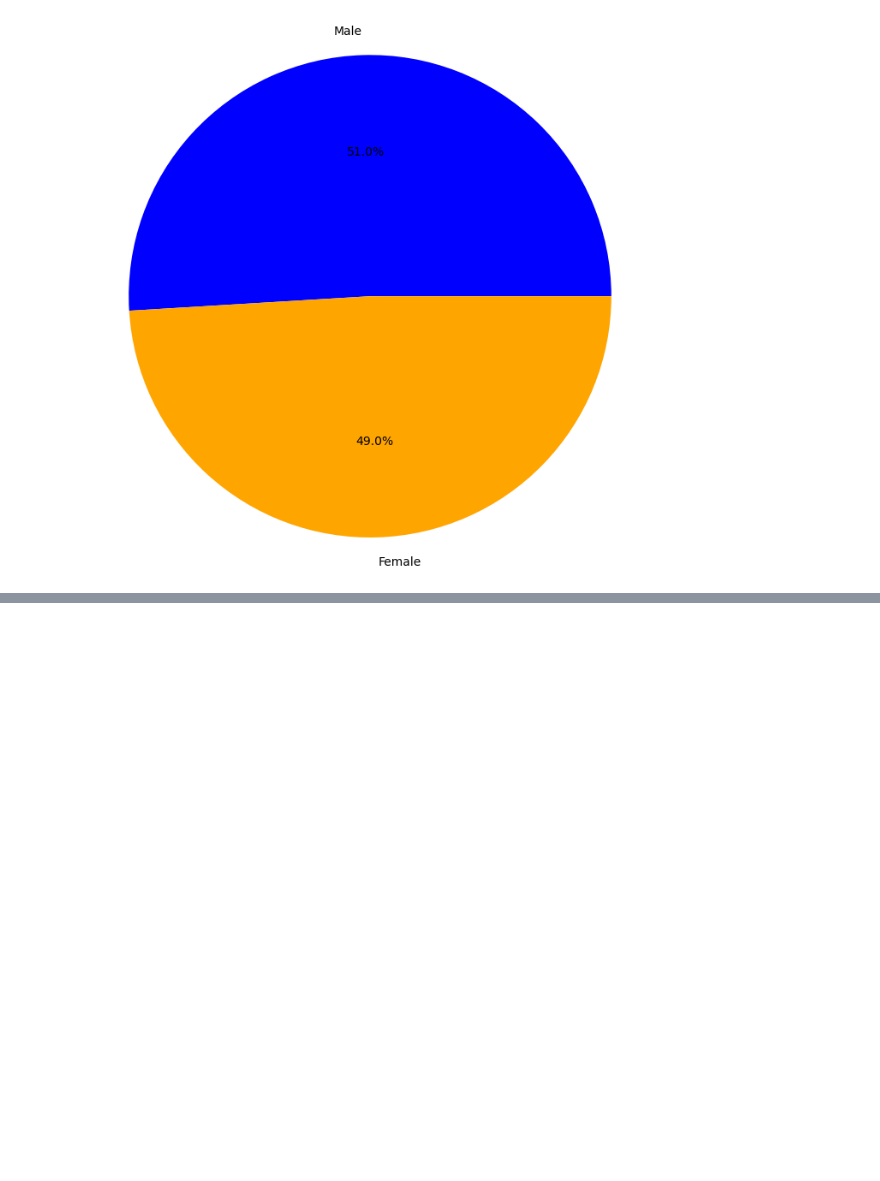
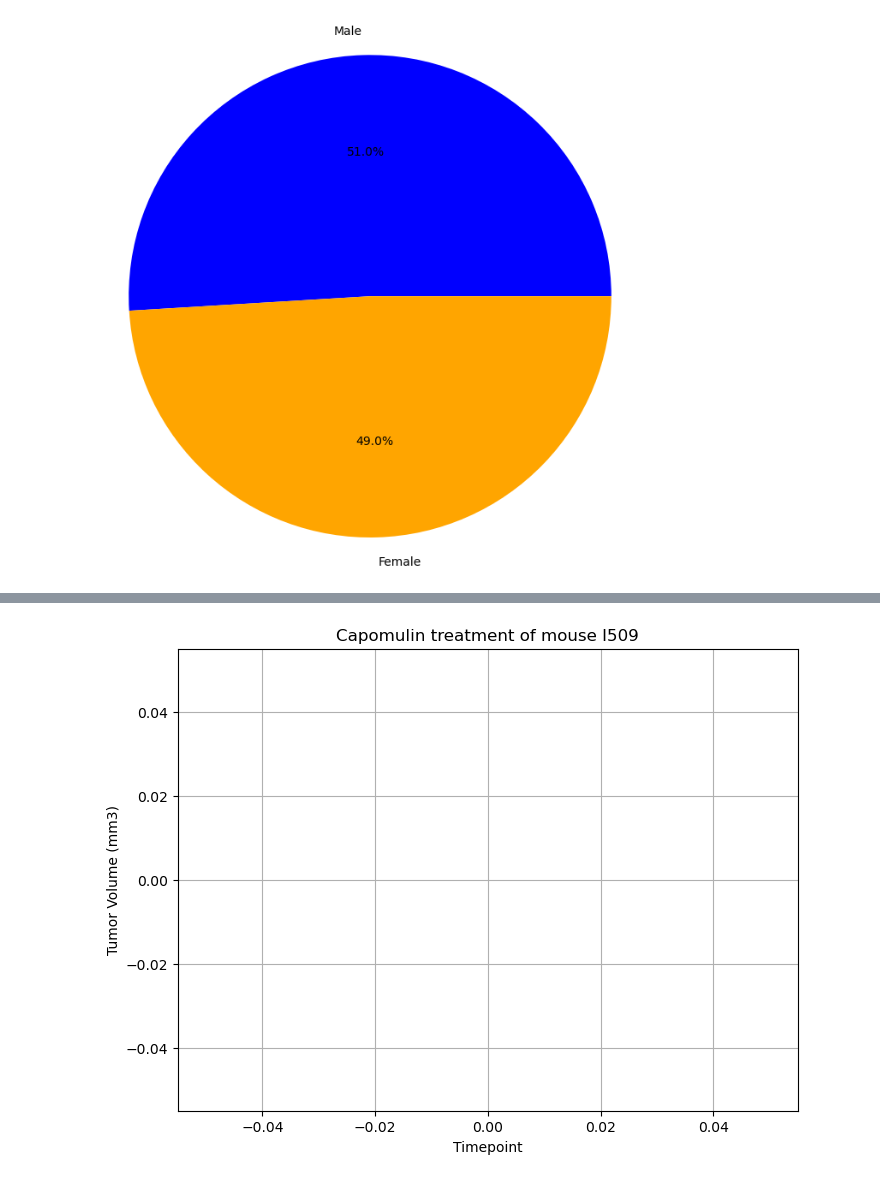
Before and after one commit to HayleyParnell/Data-Visualization-Challenge, a Jupyter notebook: Untitled.ipynb, the cells around one changed output, grey strips where cells are left out. Drawn from its saved outputs; the diff is of its cells as text; code cells hidden in the pictures; blank space fills up the shorter version.

```diff
--- a/Untitled.ipynb
+++ b/Untitled.ipynb
@@ -290,5 +378,24 @@ plt.show()
 # %%
 # Generate a line plot of tumor volume vs. time point for a single mouse treated with Capomulin
+
+
+# Choose a specific mouse ID treated with Capomulin
+selected_mouse_id = 'I509'  # Replace 'YourSelectedMouseID' with the actual ID
+
+# Filter data for the selected mouse treated with Capomulin
+mouse_data = mouse_study_data_clean[(mouse_study_data_clean['Drug Regimen'] == 'Capomulin') &
+                          (mouse_study_data_clean['Mouse ID'] == selected_mouse_id)]
+
+# Create a line plot for tumor volume vs. time point
+plt.figure(figsize=(8, 6))
+plt.plot(mouse_data['Timepoint'], mouse_data['Tumor Volume (mm3)'], marker='o', color='blue')
+plt.title(f"Capomulin treatment of mouse {selected_mouse_id}")
+plt.xlabel('Timepoint')
+plt.ylabel('Tumor Volume (mm3)')
+plt.grid(True)
+plt.show()
+# %% [output]
+[figure, added]
 # %%
 # Generate a scatter plot of mouse weight vs. the average observed tumor volume for the entire Capomulin regimen
 # %%
```
Also changed, not shown: parts of 4 cells of this notebook.
